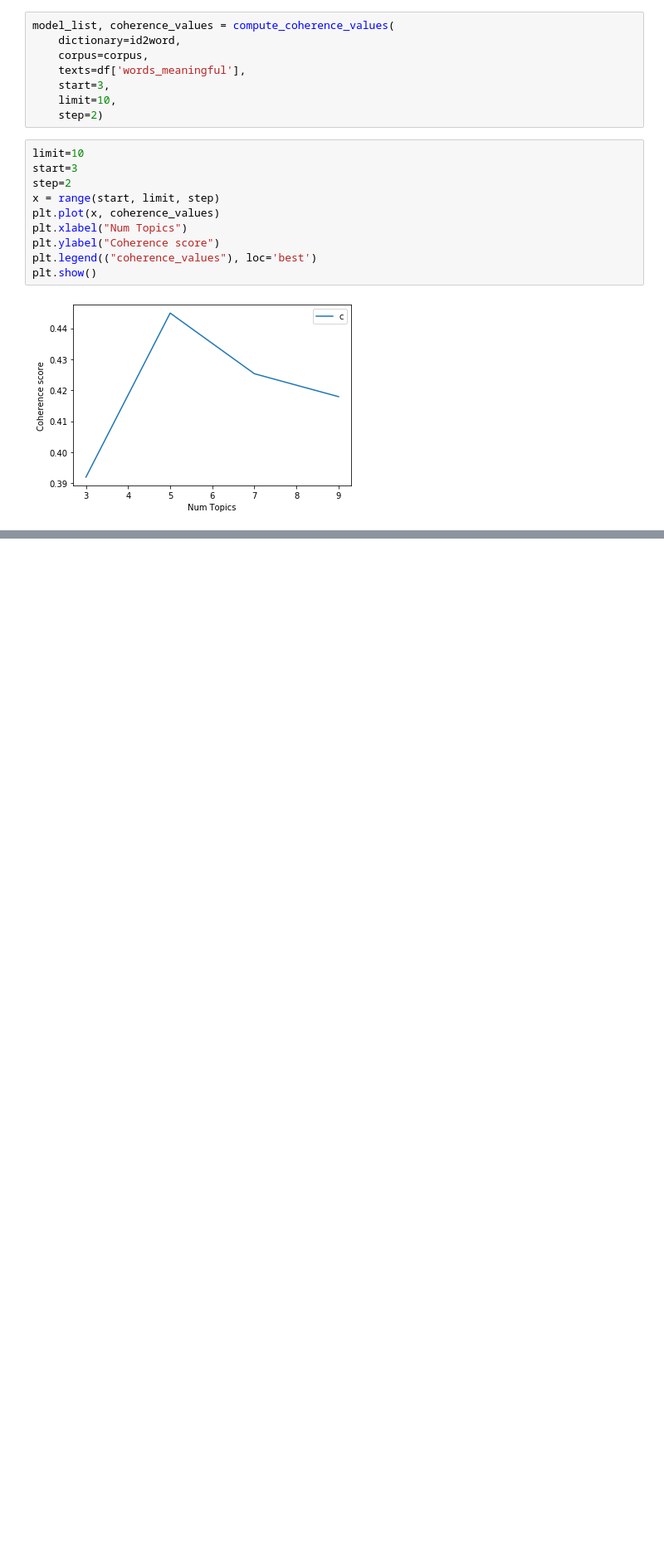
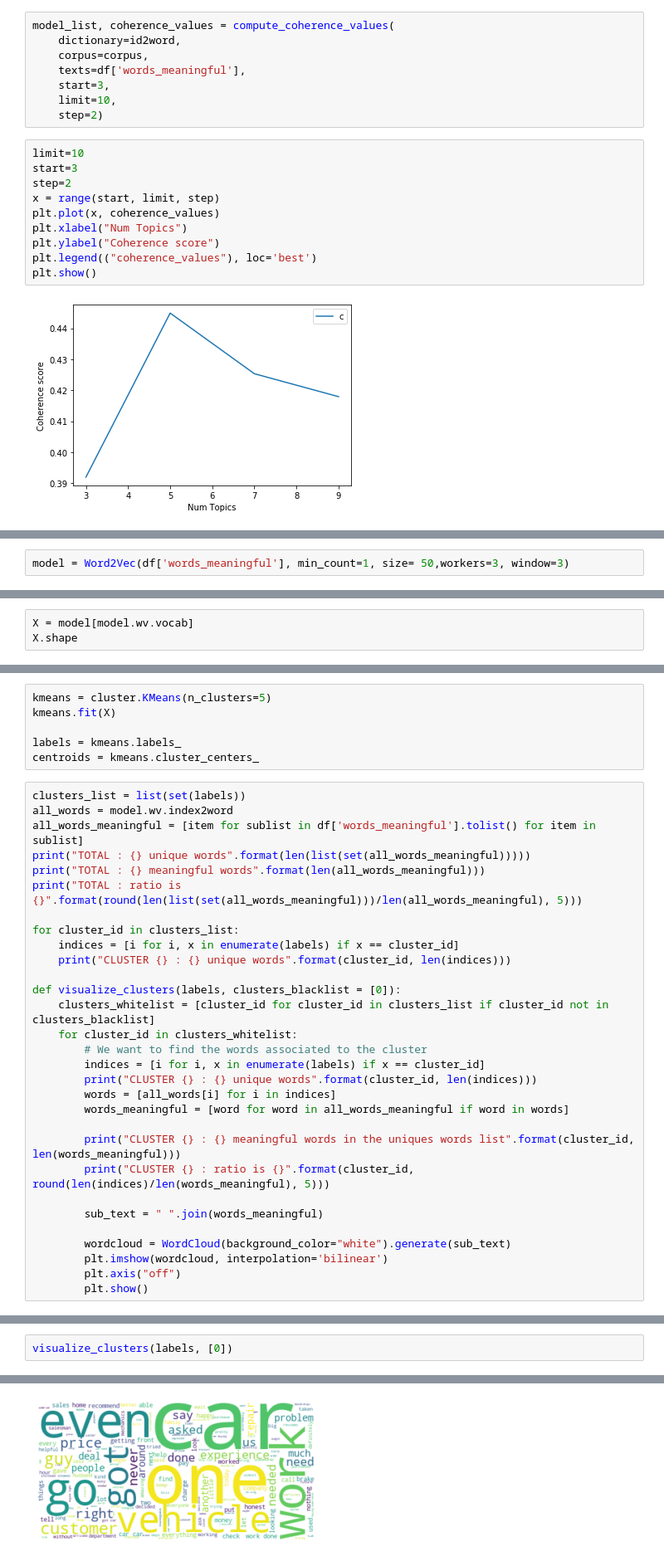
Before and after one commit to paulinegloumeau/BNPP_Sentiment_Analysis, a Jupyter notebook: Data Preprocessing - YELP.ipynb, the cells around one changed output, grey strips where cells are left out. Shown at 83% size. Saved outputs shown, nothing was run; the diff lists cells and outputs as text; blank space fills up the shorter version.

```diff
--- a/Data Preprocessing - YELP.ipynb
+++ b/Data Preprocessing - YELP.ipynb
@@ -357,0 +362,2 @@ plt.show()
+# %%
+model = Word2Vec(df['words_meaningful'], min_count=1, size= 50,workers=3, window=3)
@@ -357,0 +377,3 @@ plt.show()
+# %%
+X = model[model.wv.vocab]
+X.shape
@@ -357,0 +424,36 @@ plt.show()
+# %%
+kmeans = cluster.KMeans(n_clusters=5)
+kmeans.fit(X)
+
+labels = kmeans.labels_
+centroids = kmeans.cluster_centers_
+# %%
+clusters_list = list(set(labels))
+all_words = model.wv.index2word
+all_words_meaningful = [item for sublist in df['words_meaningful'].tolist() for item in sublist]
+print("TOTAL : {} unique words".format(len(list(set(all_words_meaningful)))))
+print("TOTAL : {} meaningful words".format(len(all_words_meaningful)))
+print("TOTAL : ratio is {}".format(round(len(list(set(all_words_meaningful)))/len(all_words_meaningful), 5)))
+
+for cluster_id in clusters_list:
+    indices = [i for i, x in enumerate(labels) if x == cluster_id]
+    print("CLUSTER {} : {} unique words".format(cluster_id, len(indices)))
+
+def visualize_clusters(labels, clusters_blacklist = [0]):
+    clusters_whitelist = [cluster_id for cluster_id in clusters_list if cluster_id not in clusters_blacklist]
+    for cluster_id in clusters_whitelist:
+        # We want to find the words associated to the cluster
+        indices = [i for i, x in enumerate(labels) if x == cluster_id]
+        print("CLUSTER {} : {} unique words".format(cluster_id, len(indices)))
+        words = [all_words[i] for i in indices]
+        words_meaningful = [word for word in all_words_meaningful if word in words]
+
+        print("CLUSTER {} : {} meaningful words in the uniques words list".format(cluster_id, len(words_meaningful)))
+        print("CLUSTER {} : ratio is {}".format(cluster_id, round(len(indices)/len(words_meaningful), 5)))
+
+        sub_text = " ".join(words_meaningful)
+
+        wordcloud = WordCloud(background_color="white").generate(sub_text)
+        plt.imshow(wordcloud, interpolation='bilinear')
+        plt.axis("off")
+        plt.show()
@@ -357,0 +469,3 @@ plt.show()
+# %%
+visualize_clusters(labels, [0])
+# %% [output]
@@ -357,0 +475 @@ plt.show()
+[figure, added]
```
Also changed, not shown: parts of 17 cells of this notebook.
